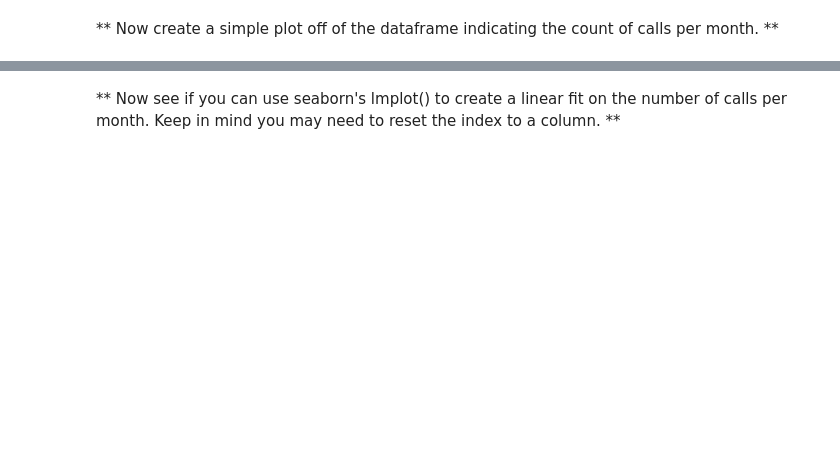
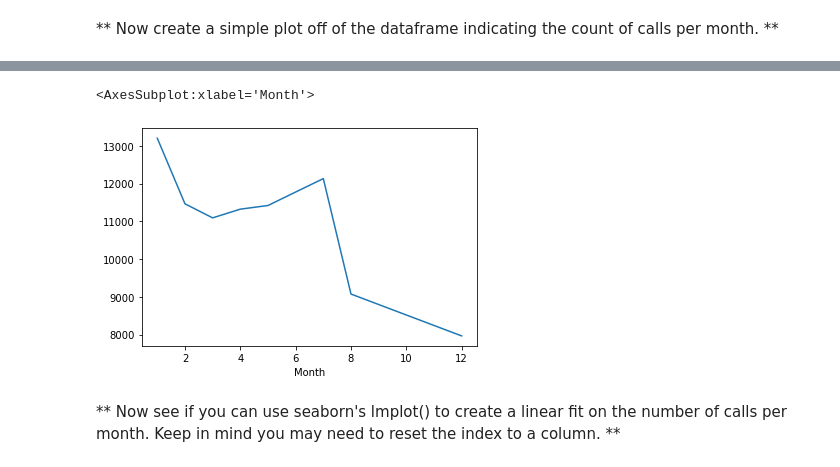
Before and after one commit to itsregalo/DS-ML, a Jupyter notebook: 911CallsProject/01-911 Calls Data Capstone Project.ipynb, the cells around one changed output, grey strips where cells are left out. Saved outputs shown, nothing was run; the diff lists cells and outputs as text; code cells hidden in the pictures; blank space fills up the shorter version.

```diff
--- a/911CallsProject/01-911 Calls Data Capstone Project.ipynb
+++ b/911CallsProject/01-911 Calls Data Capstone Project.ipynb
@@ -183,0 +175,3 @@ _____
+# %%
+byMonth = df.groupby('Month').count()
+byMonth.head()
@@ -190,2 +188,7 @@ _____
+# %%
+byMonth['twp'].plot()
+# %% [output]
+<AxesSubplot:xlabel='Month'>
+[figure, added]
 # %% [markdown]
 ** Now see if you can use seaborn's lmplot() to create a linear fit on the number of calls per month. Keep in mind you may need to reset the index to a column. **
```
Also changed, not shown: parts of 26 cells of this notebook.
